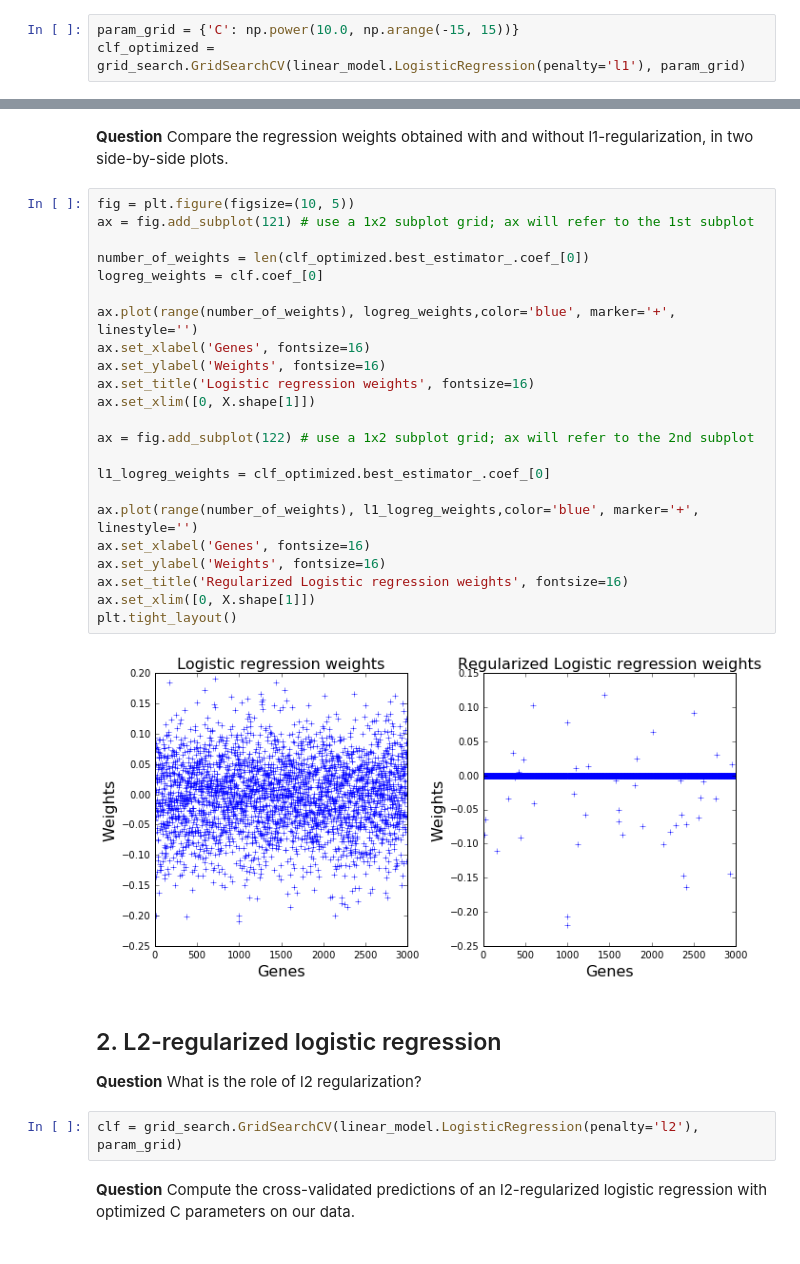
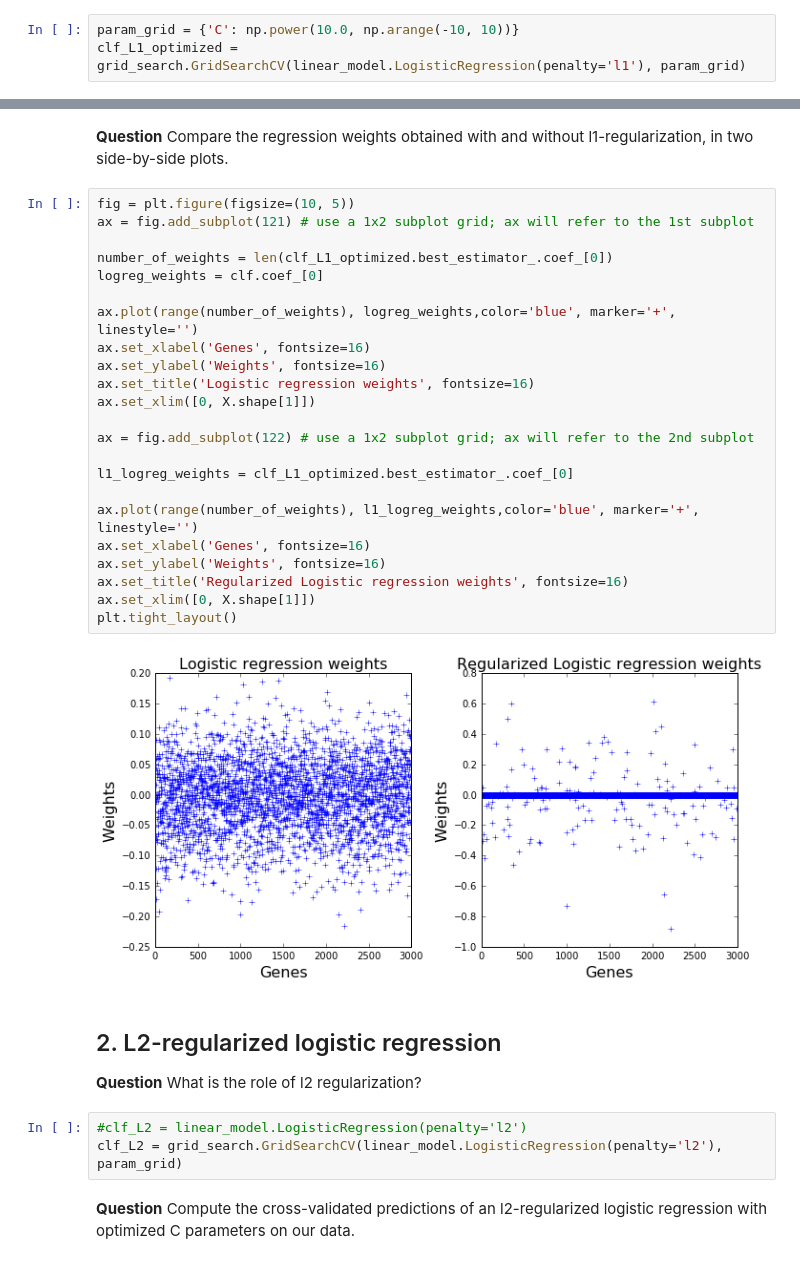
Before and after one commit to AdrienGlmz/ma2823_2016, a Jupyter notebook: lab_notebooks/Lab 4 2016-10-07 Regularized logistic regression.ipynb, the cells around one changed output, grey strips where cells are left out. Saved outputs shown, nothing was run; the diff lists cells and outputs as text.

```diff
--- a/lab_notebooks/Lab 4 2016-10-07 Regularized logistic regression.ipynb
+++ b/lab_notebooks/Lab 4 2016-10-07 Regularized logistic regression.ipynb
@@ -156,8 +155,8 @@ param_grid = {'C':[1e-3, 1e-2, 1e-1, 1., 1e2, 1e3]}
 # %% [markdown]
 **Question** What criterion is used to chose the optimal C? See the documentation at http://scikit-learn.org/0.17/modules/generated/sklearn.grid_search.GridSearchCV.html#sklearn.grid_search.GridSearchCV.  Try changing this criterion http://scikit-learn.org/stable/modules/model_evaluation.html#scoring-parameter
 # %%
-param_grid = {'C': np.power(10.0, np.arange(-15, 15))}
-clf_optimized = grid_search.GridSearchCV(linear_model.LogisticRegression(penalty='l1'), param_grid)
+param_grid = {'C': np.power(10.0, np.arange(-10, 10))}
+clf_L1_optimized = grid_search.GridSearchCV(linear_model.LogisticRegression(penalty='l1'), param_grid)
 # %% [markdown]
 **Question** Compute the cross-validated predictions of the l1-regularized logistic regression with optimized C parameter on our data.
 # %%
@@ -241,33 +240,34 @@ plt.xlim([0, X.shape[1]])
 # %%
 fig = plt.figure(figsize=(10, 5))
 ax = fig.add_subplot(121) # use a 1x2 subplot grid; ax will refer to the 1st subplot
 
-number_of_weights = len(clf_optimized.best_estimator_.coef_[0])
+number_of_weights = len(clf_L1_optimized.best_estimator_.coef_[0])
 logreg_weights = clf.coef_[0]
 
 ax.plot(range(number_of_weights), logreg_weights,color='blue', marker='+', linestyle='')
 ax.set_xlabel('Genes', fontsize=16)
 ax.set_ylabel('Weights', fontsize=16)
 ax.set_title('Logistic regression weights', fontsize=16)
 ax.set_xlim([0, X.shape[1]])
 
 ax = fig.add_subplot(122) # use a 1x2 subplot grid; ax will refer to the 2nd subplot
 
-l1_logreg_weights = clf_optimized.best_estimator_.coef_[0]
+l1_logreg_weights = clf_L1_optimized.best_estimator_.coef_[0]
 
 ax.plot(range(number_of_weights), l1_logreg_weights,color='blue', marker='+', linestyle='')
 ax.set_xlabel('Genes', fontsize=16)
 ax.set_ylabel('Weights', fontsize=16)
 ax.set_title('Regularized Logistic regression weights', fontsize=16)
 ax.set_xlim([0, X.shape[1]])
 plt.tight_layout()
 # %% [output]
-[figure, old version]
+[figure, new version]
 # %% [markdown]
 ## 2. L2-regularized logistic regression
 
 **Question** What is the role of l2 regularization?
 # %%
-clf = grid_search.GridSearchCV(linear_model.LogisticRegression(penalty='l2'), param_grid)
+#clf_L2 = linear_model.LogisticRegression(penalty='l2')
+clf_L2 = grid_search.GridSearchCV(linear_model.LogisticRegression(penalty='l2'), param_grid)
 # %% [markdown]
 **Question** Compute the cross-validated predictions of an l2-regularized logistic regression with optimized C parameters on our data.
```
Also changed, not shown: parts of 11 cells of this notebook.
